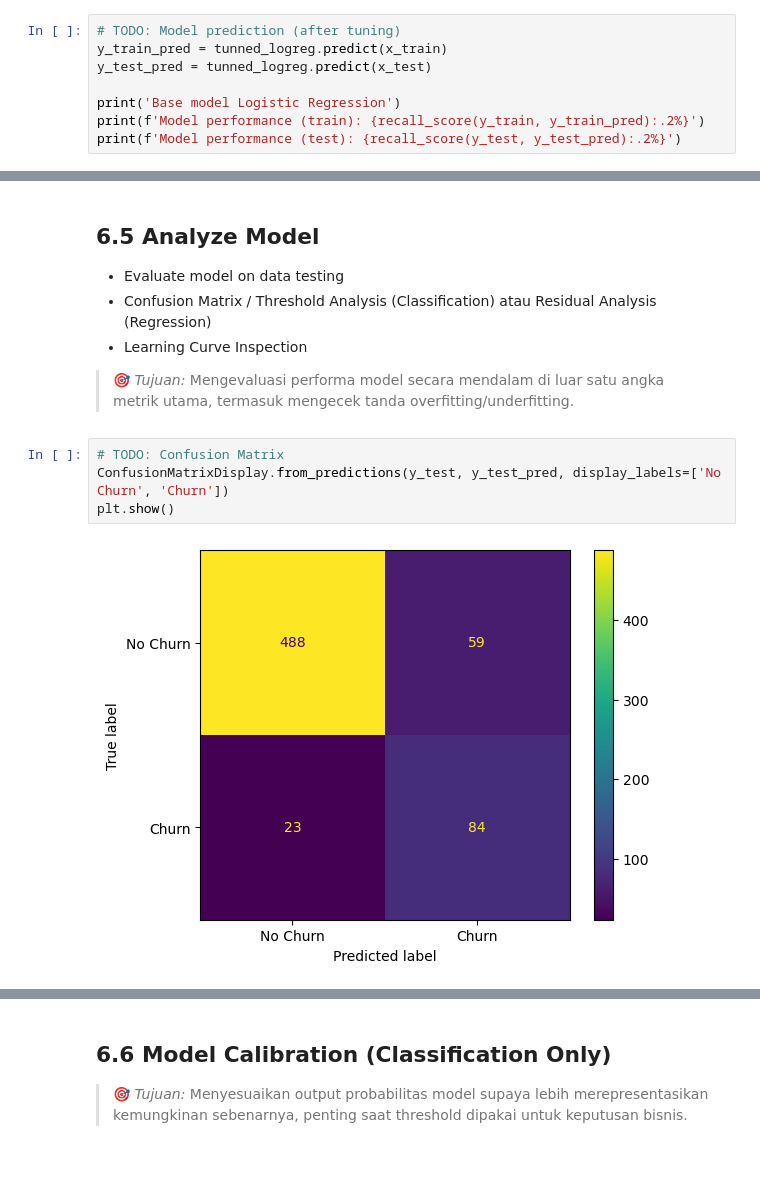
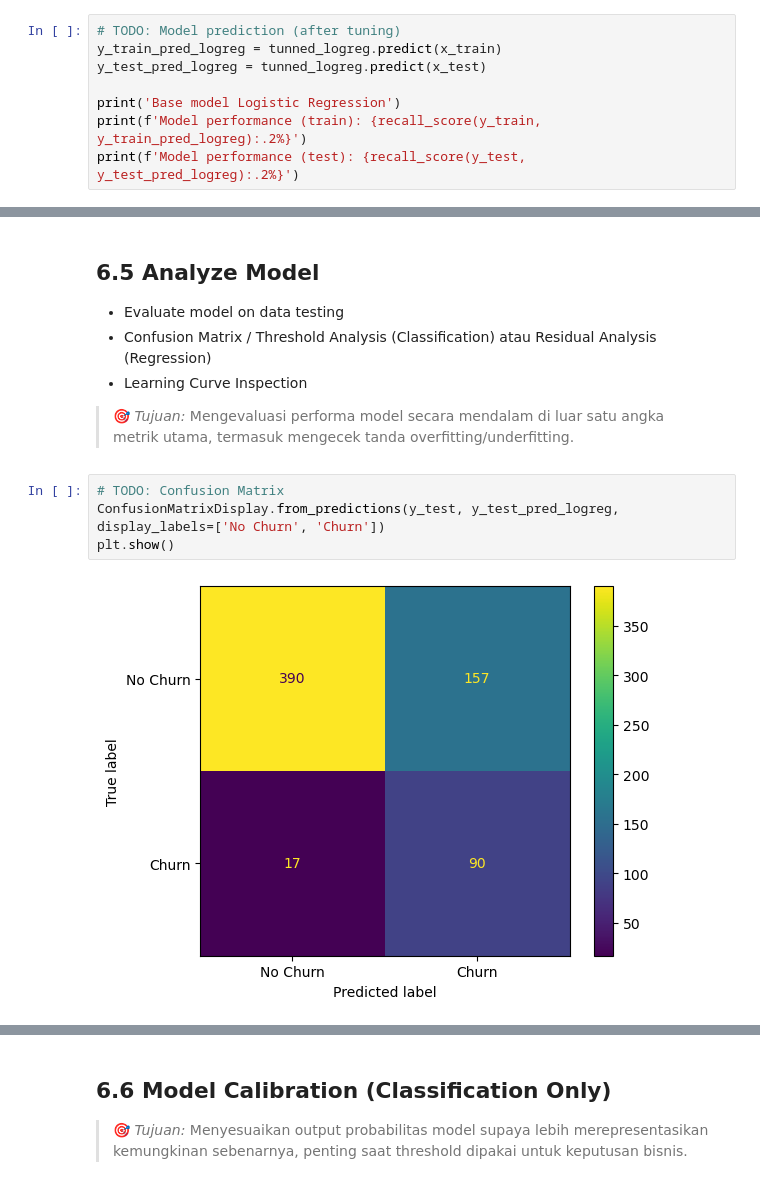
Before and after one commit to MikaMahaputra/E-Commerce-Customer-Churn, a Jupyter notebook: notebook/e-commerce-churn-analysis.ipynb, the cells around one changed output, grey strips where cells are left out. Cells and saved outputs as stored; diff of their text form.

```diff
--- a/notebook/e-commerce-churn-analysis.ipynb
+++ b/notebook/e-commerce-churn-analysis.ipynb
@@ -1738,12 +1738,12 @@ Model performance (train): 81.69%
 Model performance (test): 79.44%
 # %%
 # TODO: Model prediction (after tuning)
-y_train_pred = tunned_logreg.predict(x_train)
-y_test_pred = tunned_logreg.predict(x_test)
+y_train_pred_logreg = tunned_logreg.predict(x_train)
+y_test_pred_logreg = tunned_logreg.predict(x_test)
 
 print('Base model Logistic Regression')
-print(f'Model performance (train): {recall_score(y_train, y_train_pred):.2%}')
-print(f'Model performance (test): {recall_score(y_test, y_test_pred):.2%}')
+print(f'Model performance (train): {recall_score(y_train, y_train_pred_logreg):.2%}')
+print(f'Model performance (test): {recall_score(y_test, y_test_pred_logreg):.2%}')
 # %% [output]
 Base model Logistic Regression
 Model performance (train): 83.80%
@@ -1964,10 +1964,10 @@ Test ROC-AUC: 0.8641
 > 🎯 *Tujuan:* Mengevaluasi performa model secara mendalam di luar satu angka metrik utama, termasuk mengecek tanda overfitting/underfitting.
 # %%
 # TODO: Confusion Matrix
-ConfusionMatrixDisplay.from_predictions(y_test, y_test_pred, display_labels=['No Churn', 'Churn'])
+ConfusionMatrixDisplay.from_predictions(y_test, y_test_pred_logreg, display_labels=['No Churn', 'Churn'])
 plt.show()
 # %% [output]
-[figure, old version]
+[figure, new version]
 # %%
 # TODO: Classification report
 print('Classification Report (Train)')
```
Also changed, not shown: parts of 8 cells of this notebook.
